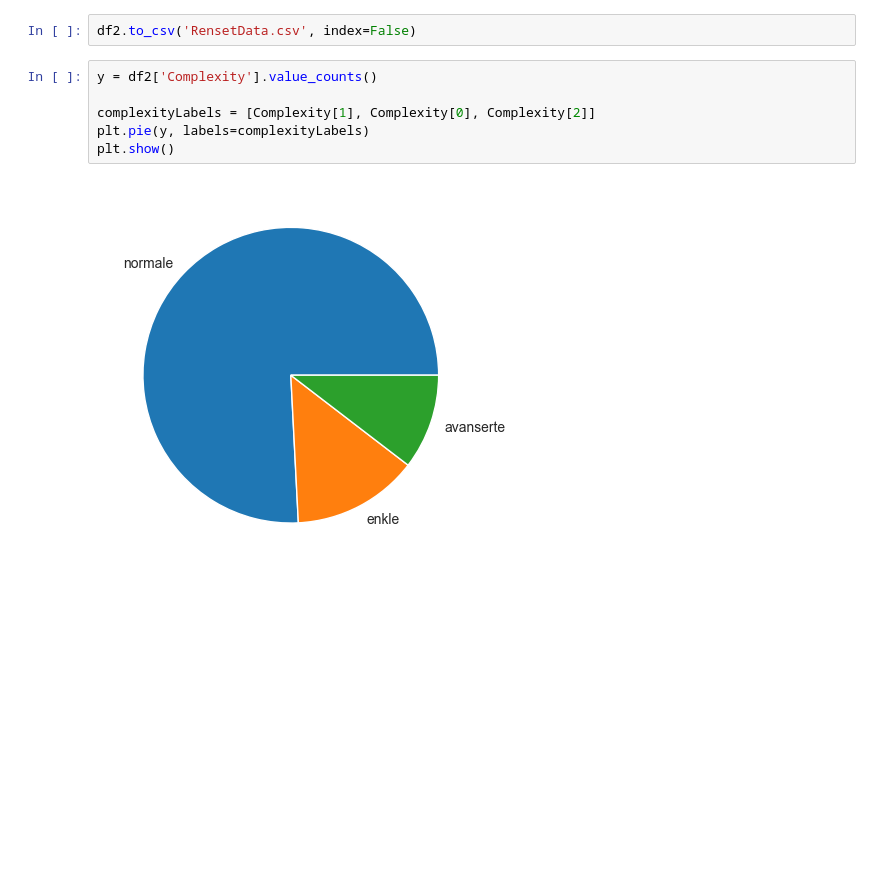
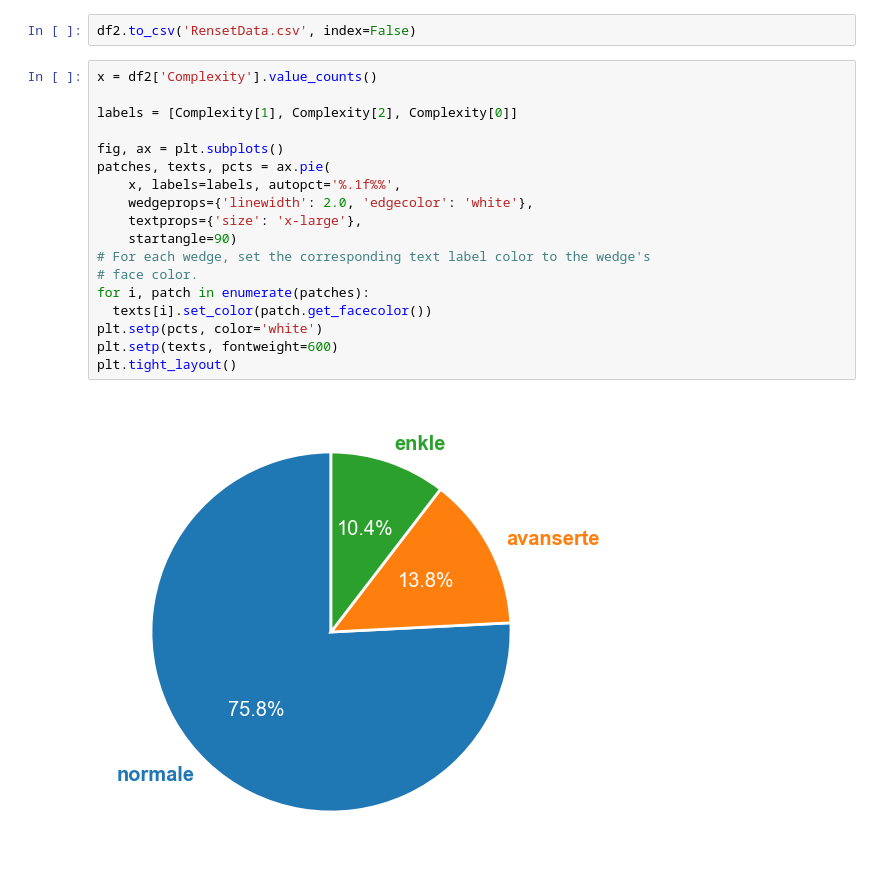
Before and after one commit to danielthorland/ISTG1003-Statistikk-prosjekt, a Jupyter notebook: prosjekt/Oppgave1/Complexity to themes.ipynb, the cells around one changed output. Cells and saved outputs as stored; diff of their text form; blank space fills up the shorter version.

```diff
--- a/prosjekt/Oppgave1/Complexity to themes.ipynb
+++ b/prosjekt/Oppgave1/Complexity to themes.ipynb
@@ -104,10 +103,22 @@ df2
 # %%
 df2.to_csv('RensetData.csv', index=False)
 # %%
-y = df2['Complexity'].value_counts()
+x = df2['Complexity'].value_counts()
 
-complexityLabels = [Complexity[1], Complexity[0], Complexity[2]]
-plt.pie(y, labels=complexityLabels)
-plt.show()
+labels = [Complexity[1], Complexity[2], Complexity[0]]
+
+fig, ax = plt.subplots()
+patches, texts, pcts = ax.pie(
+    x, labels=labels, autopct='%.1f%%',
+    wedgeprops={'linewidth': 2.0, 'edgecolor': 'white'},
+    textprops={'size': 'x-large'},
+    startangle=90)
+# For each wedge, set the corresponding text label color to the wedge's
+# face color.
+for i, patch in enumerate(patches):
+  texts[i].set_color(patch.get_facecolor())
+plt.setp(pcts, color='white')
+plt.setp(texts, fontweight=600)
+plt.tight_layout()
 # %% [output]
-[figure, old version]
+[figure, new version]
```
Also changed, not shown: parts of 1 cell of this notebook.
